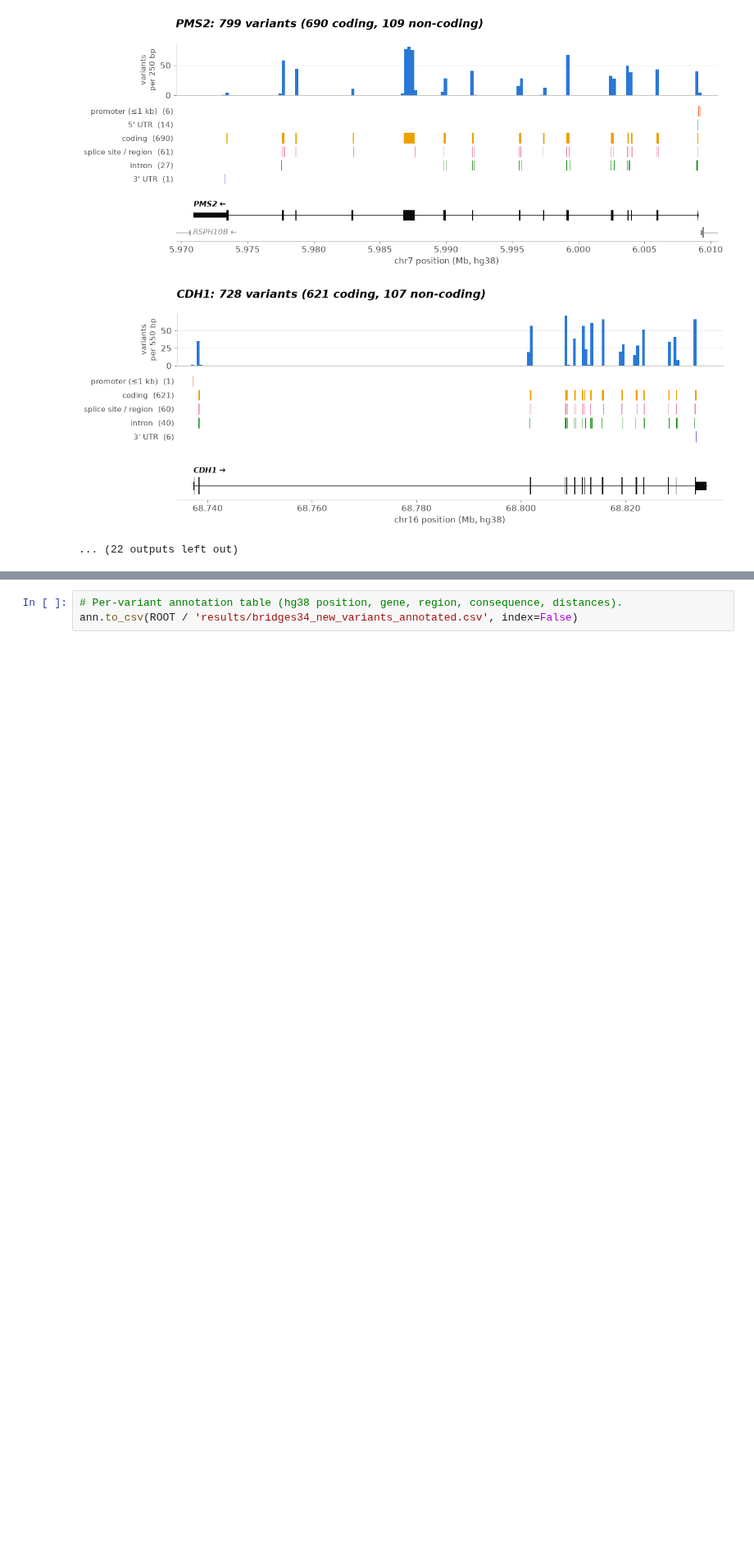
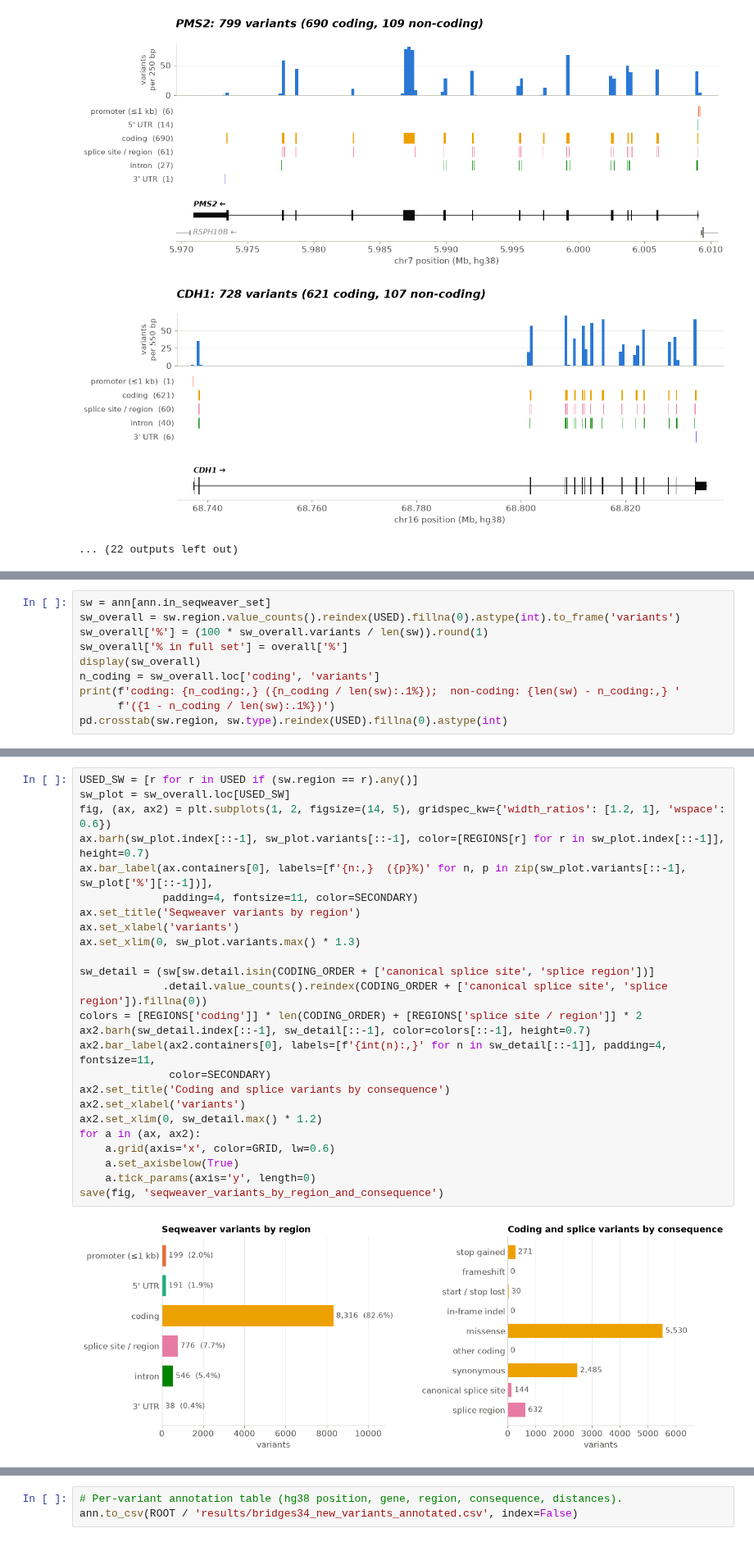
Before and after one commit to eirikhoye/action_var, a Jupyter notebook: workflow/notebooks/analyze_new_bridges34_variants.ipynb, the cells around one changed output, grey strips where cells are left out. Shown at 82% size. Saved outputs shown, nothing was run; the diff lists cells and outputs as text; blank space fills up the shorter version.

```diff
--- a/workflow/notebooks/analyze_new_bridges34_variants.ipynb
+++ b/workflow/notebooks/analyze_new_bridges34_variants.ipynb
@@ -514,0 +521,10 @@ for gene in by_gene.index:
+# %%
+sw = ann[ann.in_seqweaver_set]
+sw_overall = sw.region.value_counts().reindex(USED).fillna(0).astype(int).to_frame('variants')
+sw_overall['%'] = (100 * sw_overall.variants / len(sw)).round(1)
+sw_overall['% in full set'] = overall['%']
+display(sw_overall)
+n_coding = sw_overall.loc['coding', 'variants']
+print(f'coding: {n_coding:,} ({n_coding / len(sw):.1%});  non-coding: {len(sw) - n_coding:,} '
+      f'({1 - n_coding / len(sw):.1%})')
+pd.crosstab(sw.region, sw.type).reindex(USED).fillna(0).astype(int)
@@ -514,0 +582,27 @@ for gene in by_gene.index:
+# %%
+USED_SW = [r for r in USED if (sw.region == r).any()]
+sw_plot = sw_overall.loc[USED_SW]
+fig, (ax, ax2) = plt.subplots(1, 2, figsize=(14, 5), gridspec_kw={'width_ratios': [1.2, 1], 'wspace': 0.6})
+ax.barh(sw_plot.index[::-1], sw_plot.variants[::-1], color=[REGIONS[r] for r in sw_plot.index[::-1]], height=0.7)
+ax.bar_label(ax.containers[0], labels=[f'{n:,}  ({p}%)' for n, p in zip(sw_plot.variants[::-1], sw_plot['%'][::-1])],
+             padding=4, fontsize=11, color=SECONDARY)
+ax.set_title('Seqweaver variants by region')
+ax.set_xlabel('variants')
+ax.set_xlim(0, sw_plot.variants.max() * 1.3)
+
+sw_detail = (sw[sw.detail.isin(CODING_ORDER + ['canonical splice site', 'splice region'])]
+             .detail.value_counts().reindex(CODING_ORDER + ['canonical splice site', 'splice region']).fillna(0))
+colors = [REGIONS['coding']] * len(CODING_ORDER) + [REGIONS['splice site / region']] * 2
+ax2.barh(sw_detail.index[::-1], sw_detail[::-1], color=colors[::-1], height=0.7)
+ax2.bar_label(ax2.containers[0], labels=[f'{int(n):,}' for n in sw_detail[::-1]], padding=4, fontsize=11,
+              color=SECONDARY)
+ax2.set_title('Coding and splice variants by consequence')
+ax2.set_xlabel('variants')
+ax2.set_xlim(0, sw_detail.max() * 1.2)
+for a in (ax, ax2):
+    a.grid(axis='x', color=GRID, lw=0.6)
+    a.set_axisbelow(True)
+    a.tick_params(axis='y', length=0)
+save(fig, 'seqweaver_variants_by_region_and_consequence')
+# %% [output]
+[figure, added]
```
Also changed, not shown: parts of 5 cells of this notebook, 3 other files.
